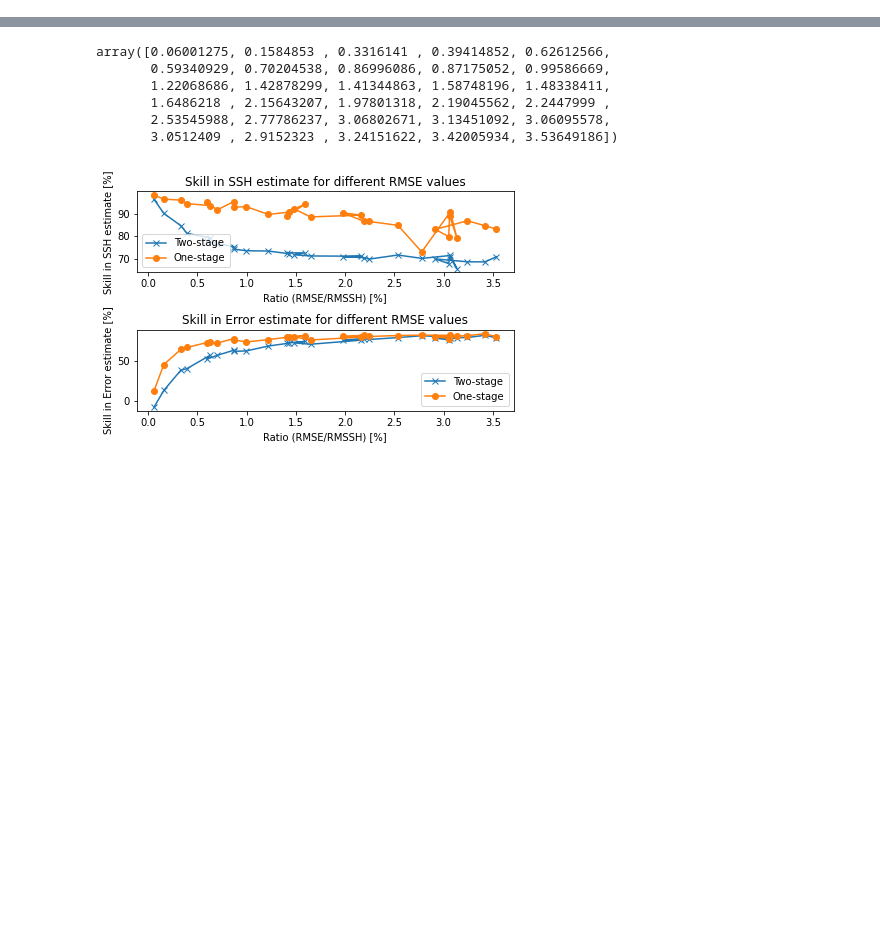
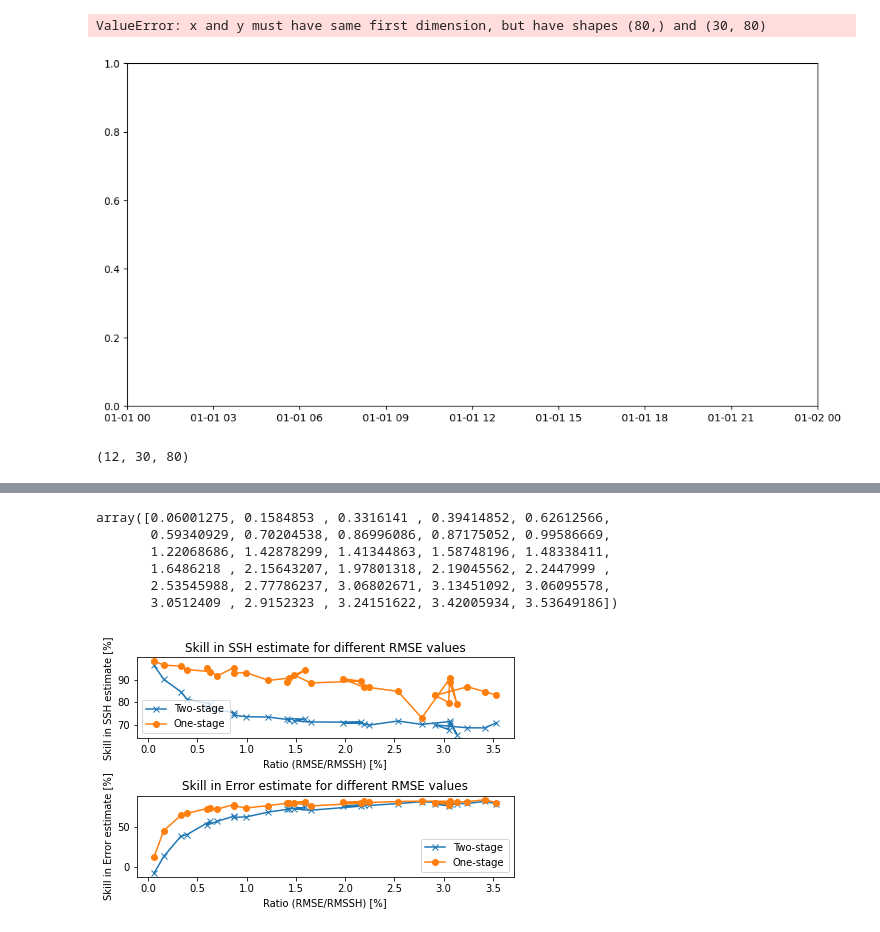
Before and after one commit to yugaophd/cer-swot, a Jupyter notebook: CER112_aviso_sigma_ensemble_1v2step.ipynb, the cells around one changed output, grey strips where cells are left out. Cells and saved outputs as stored; diff of their text form; code cells hidden in the pictures; blank space fills up the shorter version.

```diff
--- a/CER112_aviso_sigma_ensemble_1v2step.ipynb
+++ b/CER112_aviso_sigma_ensemble_1v2step.ipynb
@@ -275,0 +363,3 @@ NameError: name 'lat' is not defined
+# %%
+import numpy as np
+alpha_std = np.arange(5e-4, 3.05e-2, 1e-3) # standard deviation of error paramters
@@ -276 +441,42 @@ NameError: name 'lat' is not defined
+# %%
+ # Calculate and plot the mean and standard deviation over the 'sigma' dimension for each data array
+mean_variance_explained_1step = np.mean(variance_explained_1step, axis=0)
+mean_variance_explained_2step = np.mean(variance_explained_2step, axis=0)
+mean_variance_explained_in_1step = np.mean(variance_explained_in_1step, axis=0)
+mean_variance_explained_out_1step = np.mean(variance_explained_out_1step, axis=0)
+mean_variance_explained_in_2step = np.mean(variance_explained_in_2step, axis=0)
+mean_variance_explained_out_2step = np.mean(variance_explained_out_2step, axis=0)
+
+
+# Time array
+time_array = time[0:time_range]
+
+# Plotting
+fig, ax = plt.subplots(figsize=(12, 6))
+colors = ['blue', 'orange', 'red', 'green', 'purple', 'brown', 'pink', 'gray', 'cyan', 'olive']
+
+# Plot each mean data array
+ax.plot(time_array, 100 - mean_variance_explained_1step*100, label='Variance Explained 1 Step', color=colors[0])
+ax.plot(time_array, 100 -mean_variance_explained_2step*100, label='Variance Explained 2 Step', color=colors[1])
+ax.plot(time_array, 100 -mean_variance_explained_in_1step*100, label='Variance Explained In 1 Step', color=colors[2])
+ax.plot(time_array, 100 - mean_variance_explained_out_1step*100, label='Variance Explained Out 1 Step', color=colors[3])
+ax.plot(time_array, 100 - mean_variance_explained_in_2step*100, label='Variance Explained In 2 Step', color=colors[4])
+ax.plot(time_array, 100 - mean_variance_explained_out_2step*100, label='Variance Explained Out 2 Step', color=colors[5])
+
+# Labels and title
+ax.set_xlabel('Time')
+ax.set_ylabel('Percentage')
+ax.set_title('Ensemble Spread of Variables')
+ax.grid(True)
+ax.legend()
+
+# Display the plot
+plt.show()
+# %% [output]
+ValueError: x and y must have same first dimension, but have shapes (80,) and (30, 80)
+[figure, added]
+# %%
+variance_explained_1step.shape
+# %% [output]
+(12, 30, 80)
 # %%
```
Also changed, not shown: parts of 8 cells of this notebook, 2 other files.
